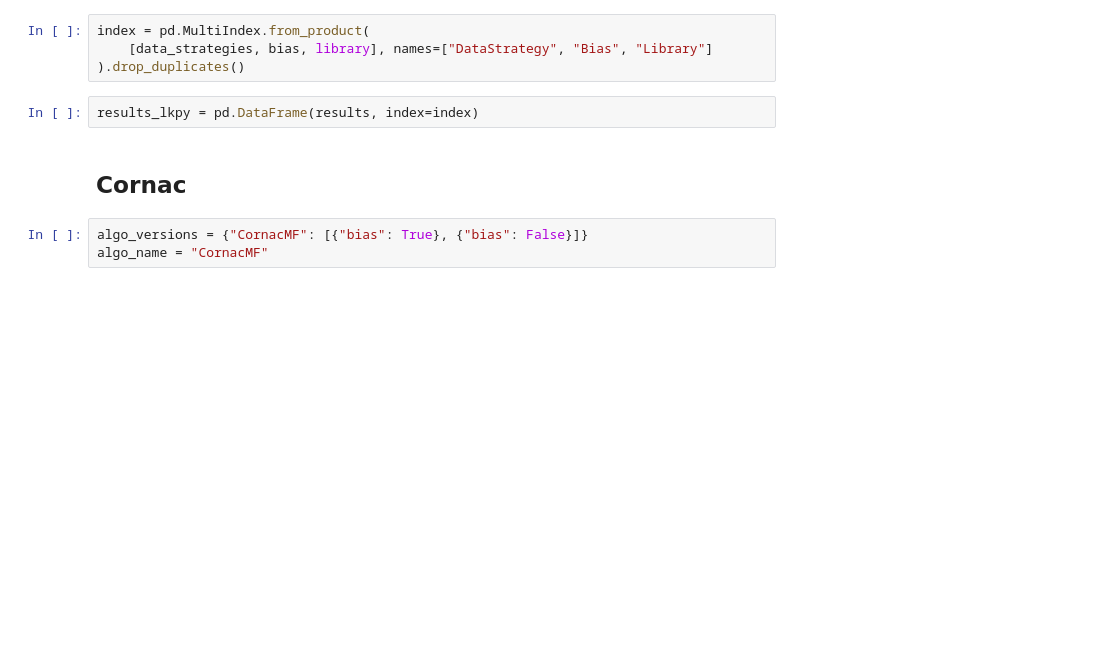
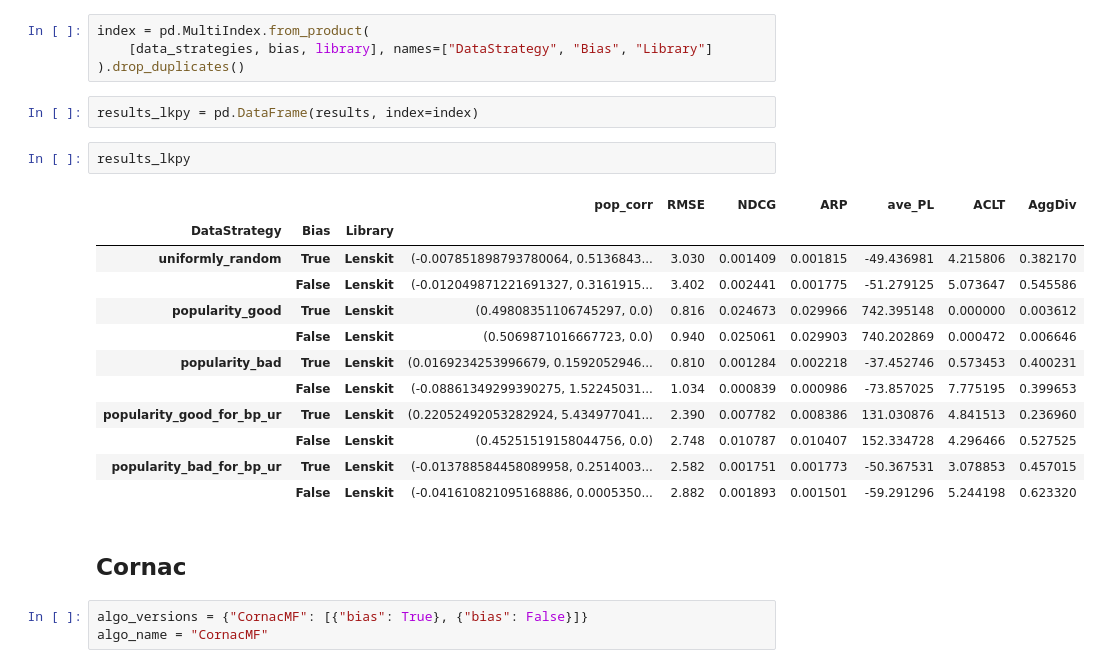
Before and after one commit to SavvinaDaniil/DiagnosingBiasRecSys, a Jupyter notebook: AnalyzeResultsMFSyntheticData.ipynb, the cells around one changed output. Drawn from its saved outputs; the diff is of its cells as text; blank space fills up the shorter version.

Commit message:
Obtain results

```diff
--- a/AnalyzeResultsMFSyntheticData.ipynb
+++ b/AnalyzeResultsMFSyntheticData.ipynb
@@ -56,6 +56,21 @@ index = pd.MultiIndex.from_product(
 ).drop_duplicates()
 # %%
 results_lkpy = pd.DataFrame(results, index=index)
+# %%
+results_lkpy
+# %% [output]
+|  |  |  | pop_corr | RMSE | NDCG | ARP | ave_PL | ACLT | AggDiv |
+| DataStrategy | Bias | Library |  |  |  |  |  |  |  |
+| uniformly_random | True | Lenskit | (-0.007851898793780064, 0.5136843... | 3.030 | 0.001409 | 0.001815 | -49.436981 | 4.215806 | 0.382170 |
+|  | False | Lenskit | (-0.012049871221691327, 0.3161915... | 3.402 | 0.002441 | 0.001775 | -51.279125 | 5.073647 | 0.545586 |
+| popularity_good | True | Lenskit | (0.49808351106745297, 0.0) | 0.816 | 0.024673 | 0.029966 | 742.395148 | 0.000000 | 0.003612 |
+|  | False | Lenskit | (0.5069871016667723, 0.0) | 0.940 | 0.025061 | 0.029903 | 740.202869 | 0.000472 | 0.006646 |
+| popularity_bad | True | Lenskit | (0.0169234253996679, 0.1592052946... | 0.810 | 0.001284 | 0.002218 | -37.452746 | 0.573453 | 0.400231 |
+|  | False | Lenskit | (-0.08861349299390275, 1.52245031... | 1.034 | 0.000839 | 0.000986 | -73.857025 | 7.775195 | 0.399653 |
+| popularity_good_for_bp_ur | True | Lenskit | (0.22052492053282924, 5.434977041... | 2.390 | 0.007782 | 0.008386 | 131.030876 | 4.841513 | 0.236960 |
+|  | False | Lenskit | (0.45251519158044756, 0.0) | 2.748 | 0.010787 | 0.010407 | 152.334728 | 4.296466 | 0.527525 |
+| popularity_bad_for_bp_ur | True | Lenskit | (-0.013788584458089958, 0.2514003... | 2.582 | 0.001751 | 0.001773 | -50.367531 | 3.078853 | 0.457015 |
+|  | False | Lenskit | (-0.041610821095168886, 0.0005350... | 2.882 | 0.001893 | 0.001501 | -59.291296 | 5.244198 | 0.623320 |
 # %% [markdown]
 ## Cornac
 # %%
```
Also changed, not shown: parts of 4 cells of this notebook, 49 other files.
